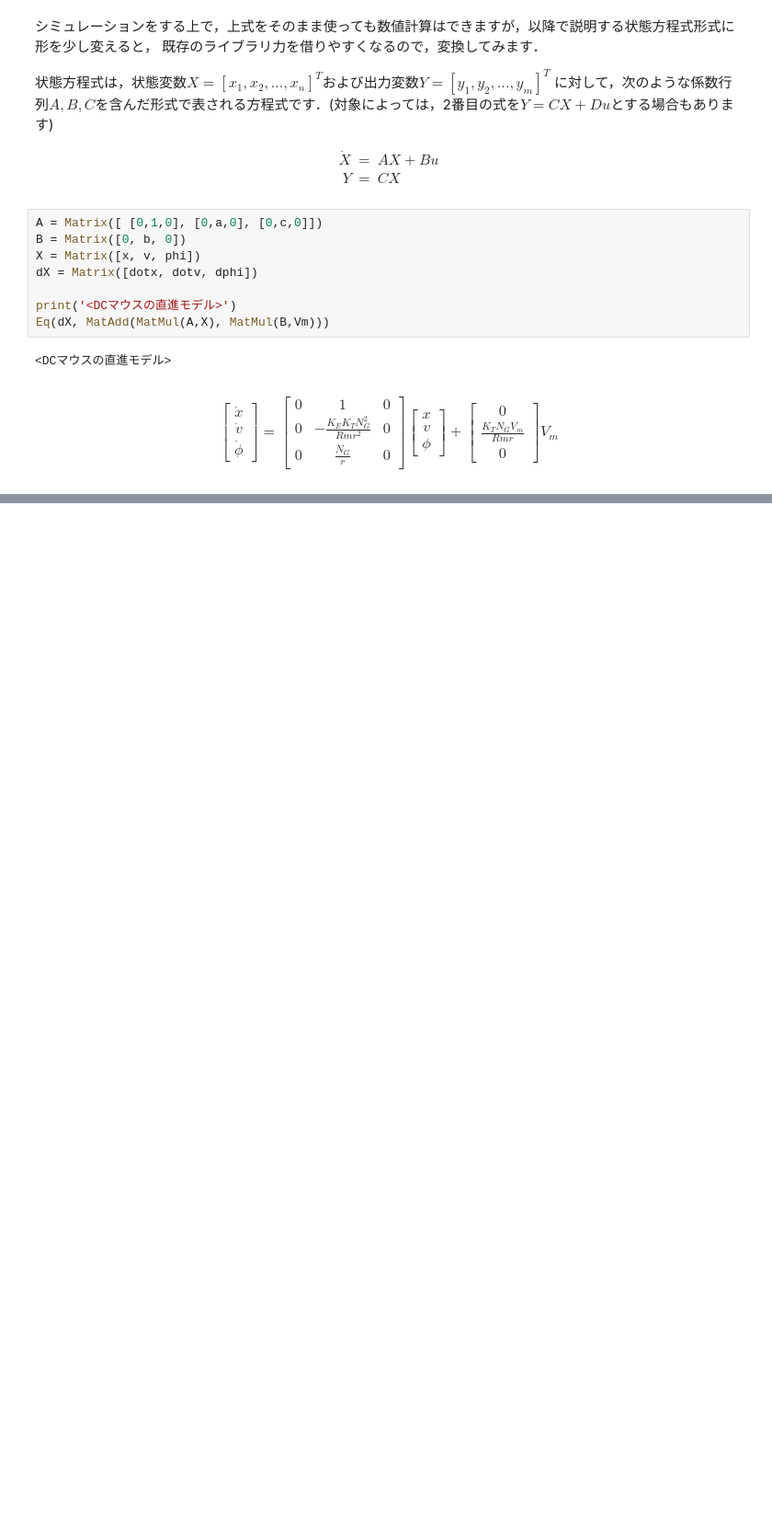
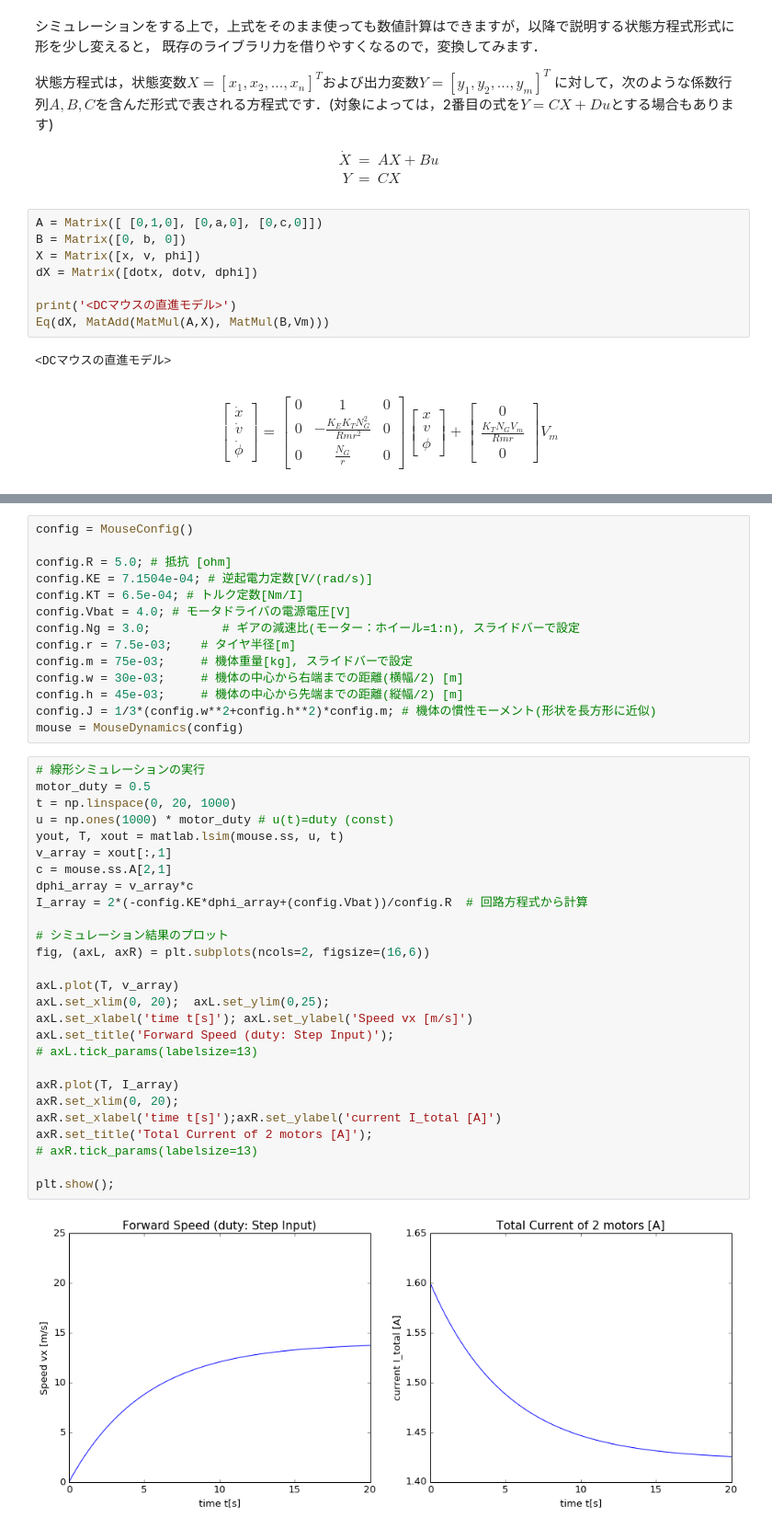
Before and after one commit to shino-kei/control_notebook, a Jupyter notebook: motor-mechanics.ipynb, the cells around one changed output, grey strips where cells are left out. Shown: that part at 92% size. Drawn from its saved outputs; the diff is of its cells as text; blank space fills up the shorter version.

Commit message:
edit plot settings

```diff
--- a/motor-mechanics.ipynb
+++ b/motor-mechanics.ipynb
@@ -187,0 +299,43 @@ def f(gear_ratio=3.0, motor_duty=0.5, mass_gram=30):
+# %%
+config = MouseConfig()
+
+config.R = 5.0; # 抵抗 [ohm]
+config.KE = 7.1504e-04; # 逆起電力定数[V/(rad/s)]
+config.KT = 6.5e-04; # トルク定数[Nm/I]
+config.Vbat = 4.0; # モータドライバの電源電圧[V]
+config.Ng = 3.0;          # ギアの減速比(モーター：ホイール=1:n), スライドバーで設定
+config.r = 7.5e-03;    # タイヤ半径[m]
+config.m = 75e-03;     # 機体重量[kg], スライドバーで設定
+config.w = 30e-03;     # 機体の中心から右端までの距離(横幅/2) [m]
+config.h = 45e-03;     # 機体の中心から先端までの距離(縦幅/2) [m]
+config.J = 1/3*(config.w**2+config.h**2)*config.m; # 機体の慣性モーメント(形状を長方形に近似)
+mouse = MouseDynamics(config)
+# %%
+# 線形シミュレーションの実行
+motor_duty = 0.5
+t = np.linspace(0, 20, 1000)
+u = np.ones(1000) * motor_duty # u(t)=duty (const)
+yout, T, xout = matlab.lsim(mouse.ss, u, t)
+v_array = xout[:,1]
+c = mouse.ss.A[2,1]
+dphi_array = v_array*c
+I_array = 2*(-config.KE*dphi_array+(config.Vbat))/config.R  # 回路方程式から計算
+
+# シミュレーション結果のプロット
+fig, (axL, axR) = plt.subplots(ncols=2, figsize=(16,6))
+
+axL.plot(T, v_array)
+axL.set_xlim(0, 20);  axL.set_ylim(0,25);
+axL.set_xlabel('time t[s]'); axL.set_ylabel('Speed vx [m/s]')
+axL.set_title('Forward Speed (duty: Step Input)');
+# axL.tick_params(labelsize=13)
+
+axR.plot(T, I_array)
+axR.set_xlim(0, 20);
+axR.set_xlabel('time t[s]');axR.set_ylabel('current I_total [A]')
+axR.set_title('Total Current of 2 motors [A]');
+# axR.tick_params(labelsize=13)
+
+plt.show();
+# %% [output]
+[figure, added]
```
Also changed, not shown: parts of 9 cells of this notebook.
